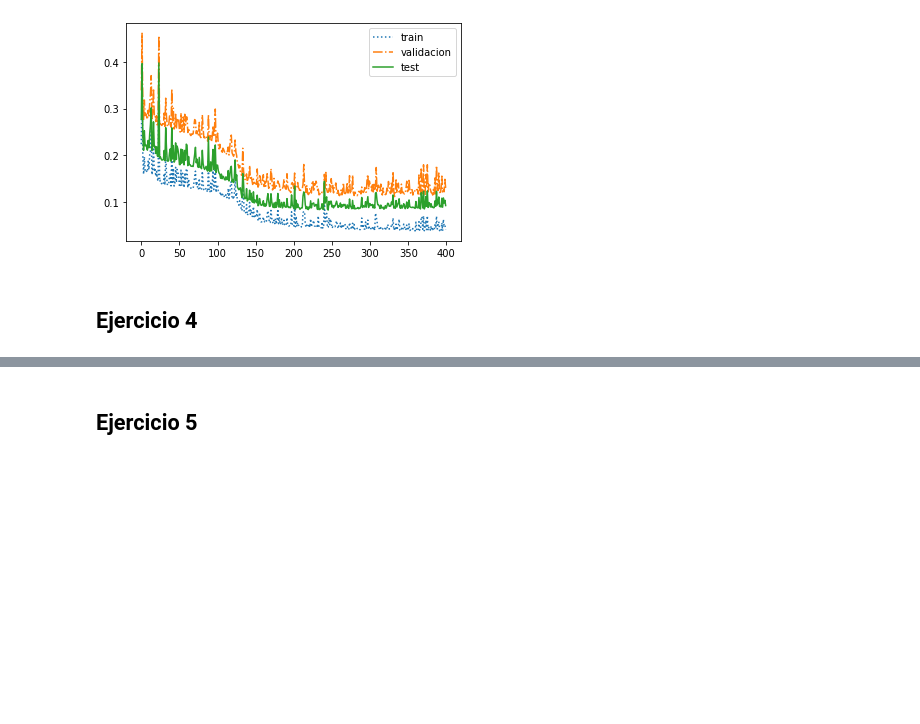
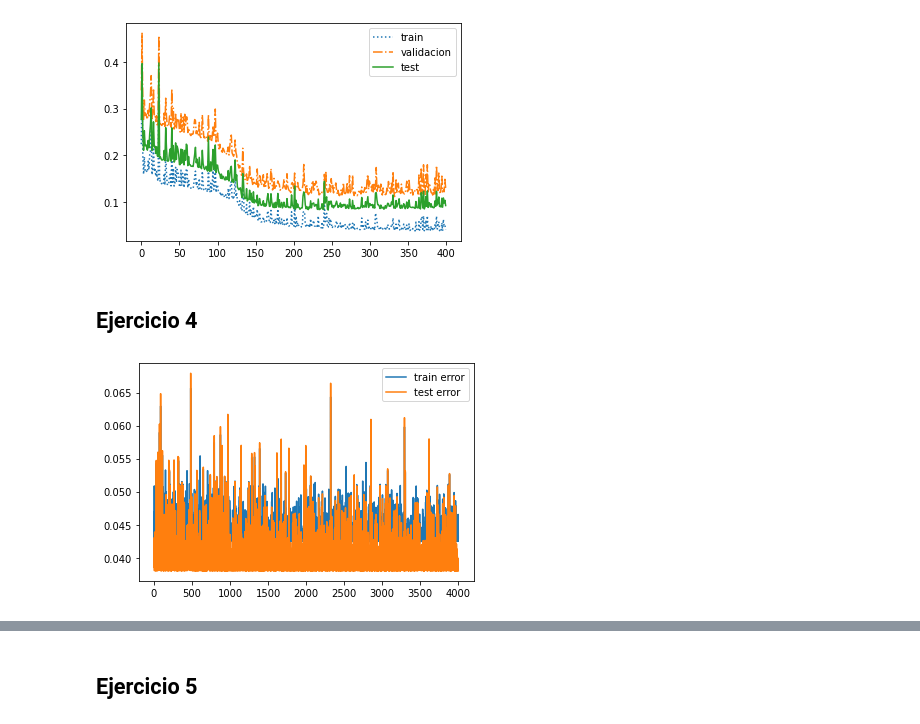
Before and after one commit to natimellino/IAA, a Jupyter notebook: TP2/ANN.ipynb, the cells around one changed output, grey strips where cells are left out. Saved outputs shown, nothing was run; the diff lists cells and outputs as text; code cells hidden in the pictures; blank space fills up the shorter version.

```diff
--- a/TP2/ANN.ipynb
+++ b/TP2/ANN.ipynb
@@ -428,10 +435,16 @@ def ej4():
     test_data = pd.read_csv('ssp.test', names=cols)
     X_train = train_data.loc[ : , cols[0 : 12]]
     y_train = train_data.loc[ : , [12]]
-    X_test = train_data.loc[ : , cols[0 : 12]]
-    y_test = train_data.loc[ : , [12]]
+    X_test = test_data.loc[ : , cols[0 : 12]]
+    y_test = test_data.loc[ : , [12]]
     gammas = [10**(-6), 10**(-5), 10**(-4), 10**(-3), 10**(-2), 10**(-1)]
 
+    best_gamma = None
+    error = None
+    best_errores = None
+    best_train_errors = None
+    best_test_errors = None
+    redes = {}
     for gamma in gammas:
         regr = MLPRegressor(
             hidden_layer_sizes=(6,),
@@ -446,5 +459,19 @@ def ej4():
             warm_start=True,
             max_iter=20
         )
-        best_red, best_error, errores = entrenar_red_regresion_4(regr, 4000, X_train, y_train, X_test, y_test)
-        print(best_error)
+        red, best_error, errores, train_errors, test_errors = entrenar_red_regresion_4(
+            regr,
+            4000,
+            X_train,
+            y_train,
+            test_data.loc[ : , cols[0 : 12]],
+            test_data.loc[ : , [12]]
+        )
+        if error is None or best_error < error:
+            best_gamma = gamma
+            error = best_error
+            best_errores = errores
+            best_train_errors = train_errors
+            best_test_errors = test_errors
+        redes[gamma] = red
+    return (redes, best_gamma, error, best_errores, best_train_errors, best_test_errors)
@@ -452,0 +478,12 @@ ej4()
+# %%
+redes, gamma, error, errores, train_errors, test_errors = ej4()
+# %%
+red = redes[gamma]
+evals = list(range(4000))
+
+plt.plot(evals, train_errors, label='train error')
+plt.plot(evals, test_errors, label='test error')
+plt.legend()
+plt.show()
+# %% [output]
+[figure, added]
```
Also changed, not shown: parts of 3 cells of this notebook.
